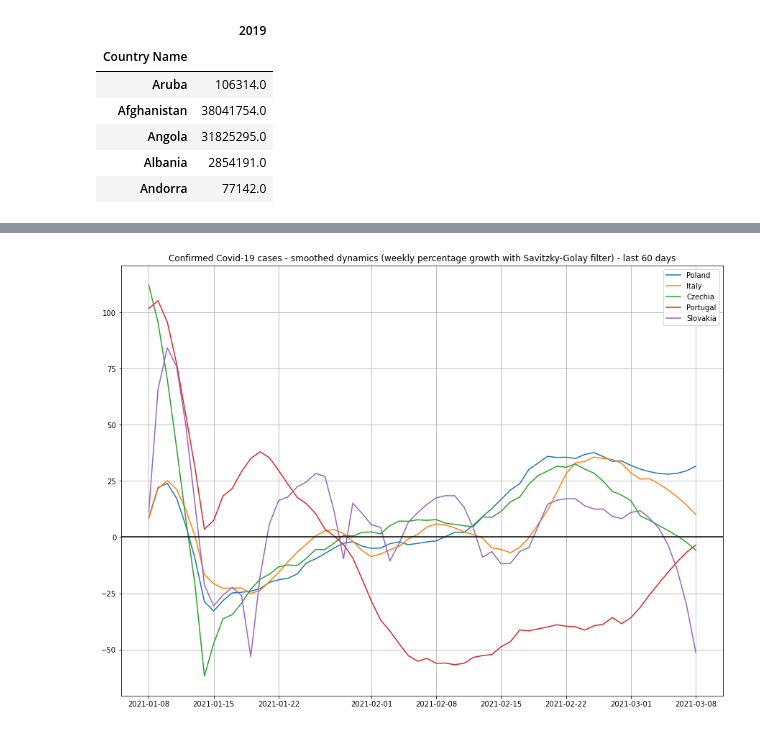
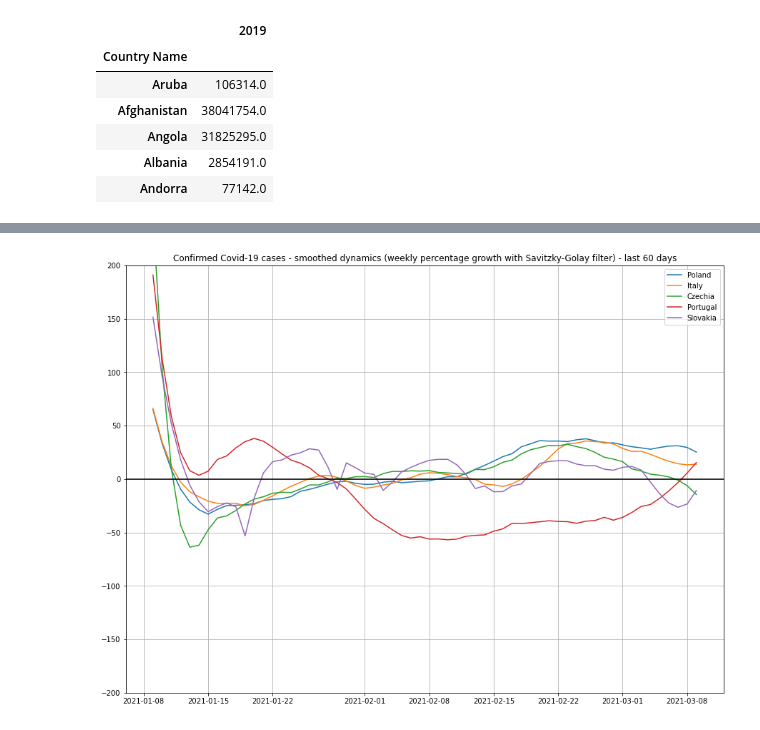
Before and after one commit to FilipPawlak/Covid_data_analysis, a Jupyter notebook: Covid_more_analysis.ipynb, the cells around one changed output, grey strips where cells are left out. Saved outputs shown, nothing was run; the diff lists cells and outputs as text; code cells hidden in the pictures.

```diff
--- a/Covid_more_analysis.ipynb
+++ b/Covid_more_analysis.ipynb
@@ -23,10 +24,12 @@ def prepare_data(dataset):
     data.index = pd.to_datetime(data.index)
     data = data.sort_index(ascending=True)
     data = pd.DataFrame(data)
+    data = data.fillna(method='ffill')
+    data = data.fillna(0)
     return data
 # %%
 def difference(dataset, interval=1):
-    return dataset.apply(lambda x: x - x.shift(1))
+    return dataset.apply(lambda x: x - x.shift(1)).fillna(0)
 # %%
 def weekly_moving_average(dataset, days=7):
     return dataset.apply(lambda x: (x + x.shift(1) + x.shift(2) + x.shift(3)
@@ -62,4 +65,4 @@ def cases_per_100k(df):
     return df_new
 # %%
 def weekly_difference(dataset, days=7):
-    return dataset.apply(lambda x: (x - x.shift(7))/x.shift(7)*100)
+    return dataset.apply(lambda x: (x - x.shift(7))/x.shift(7)*100).replace([np.inf, -np.inf], np.nan).fillna(method='ffill')
@@ -140,16 +181,17 @@ def smoothed_data(dataset, window_size=11, polynomial_order=3):
 # %%
 countries = ['Poland', 'Italy', 'Czechia', 'Portugal', 'Slovakia']
 data = weekly_difference(difference(prepare_data(confirmed)))[countries].tail(60)
 smooth_confirmed = smoothed_data(data)
 plt.figure(figsize=(15,11))
 plt.title('Confirmed Covid-19 cases - smoothed dynamics (weekly percentage growth with Savitzky-Golay filter) - last 60 days')
 plt.plot(smooth_confirmed)
 plt.axhline(0, color="black", linestyle="-")
+plt.ylim(-200, 200)
 plt.grid(True)
 plt.legend(smooth_confirmed.columns)
 plt.show()
 # %% [output]
-[figure, old version]
+[figure, new version]
 # %%
 countries = ['Poland']
 # countries = ['Poland', 'Italy', 'Czechia', 'Portugal', 'Slovakia']
```
Also changed, not shown: parts of 14 cells of this notebook.
